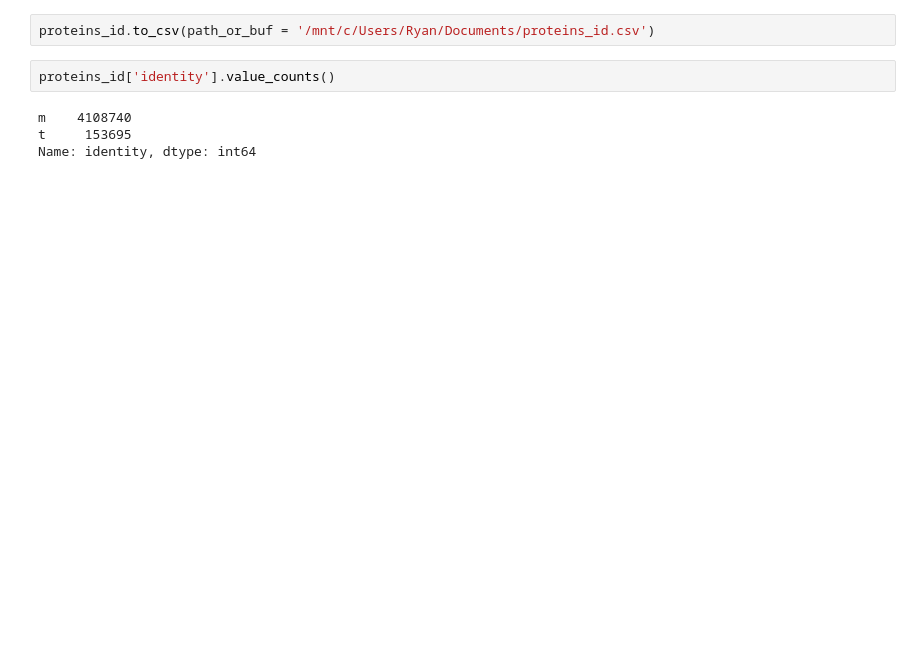
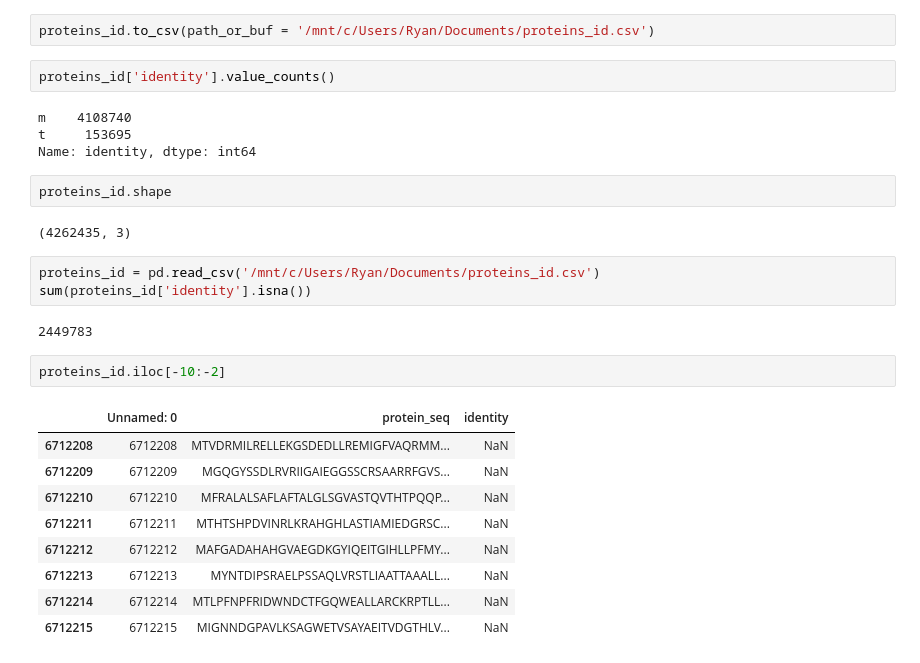
Before and after one commit to learn2therm/ValidProt, a Jupyter notebook: notebooks/database_pruning.ipynb, the cells around one changed output. Cells and saved outputs as stored; diff of their text form; blank space fills up the shorter version.

```diff
--- a/notebooks/database_pruning.ipynb
+++ b/notebooks/database_pruning.ipynb
@@ -303,3 +337,24 @@ proteins_id['identity'].value_counts()
 m    4108740
 t     153695
 Name: identity, dtype: int64
+# %%
+proteins_id.shape
+# %% [output]
+(4262435, 3)
+# %%
+proteins_id = pd.read_csv('/mnt/c/Users/Ryan/Documents/proteins_id.csv')
+sum(proteins_id['identity'].isna())
+# %% [output]
+2449783
+# %%
+proteins_id.iloc[-10:-2]
+# %% [output]
+|  | Unnamed: 0 | protein_seq | identity |
+| 6712208 | 6712208 | MTVDRMILRELLEKGSDEDLLREMIGFVAQRMM... | NaN |
+| 6712209 | 6712209 | MGQGYSSDLRVRIIGAIEGGSSCRSAARRFGVS... | NaN |
+| 6712210 | 6712210 | MFRALALSAFLAFTALGLSGVASTQVTHTPQQP... | NaN |
+| 6712211 | 6712211 | MTHTSHPDVINRLKRAHGHLASTIAMIEDGRSC... | NaN |
+| 6712212 | 6712212 | MAFGADAHAHGVAEGDKGYIQEITGIHLLPFMY... | NaN |
+| 6712213 | 6712213 | MYNTDIPSRAELPSSAQLVRSTLIAATTAAALL... | NaN |
+| 6712214 | 6712214 | MTLPFNPFRIDWNDCTFGQWEALLARCKRPTLL... | NaN |
+| 6712215 | 6712215 | MIGNNDGPAVLKSAGWETVSAYAEITVDGTHLV... | NaN |
```
Also changed, not shown: parts of 32 cells of this notebook, 14 other files.
